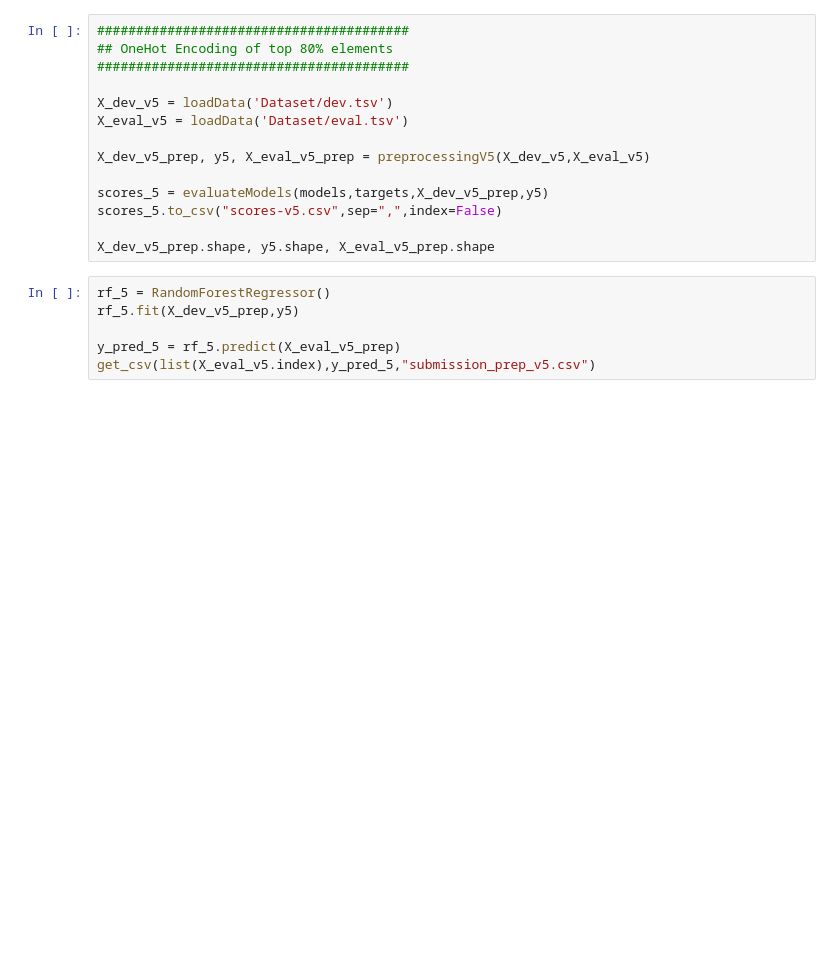
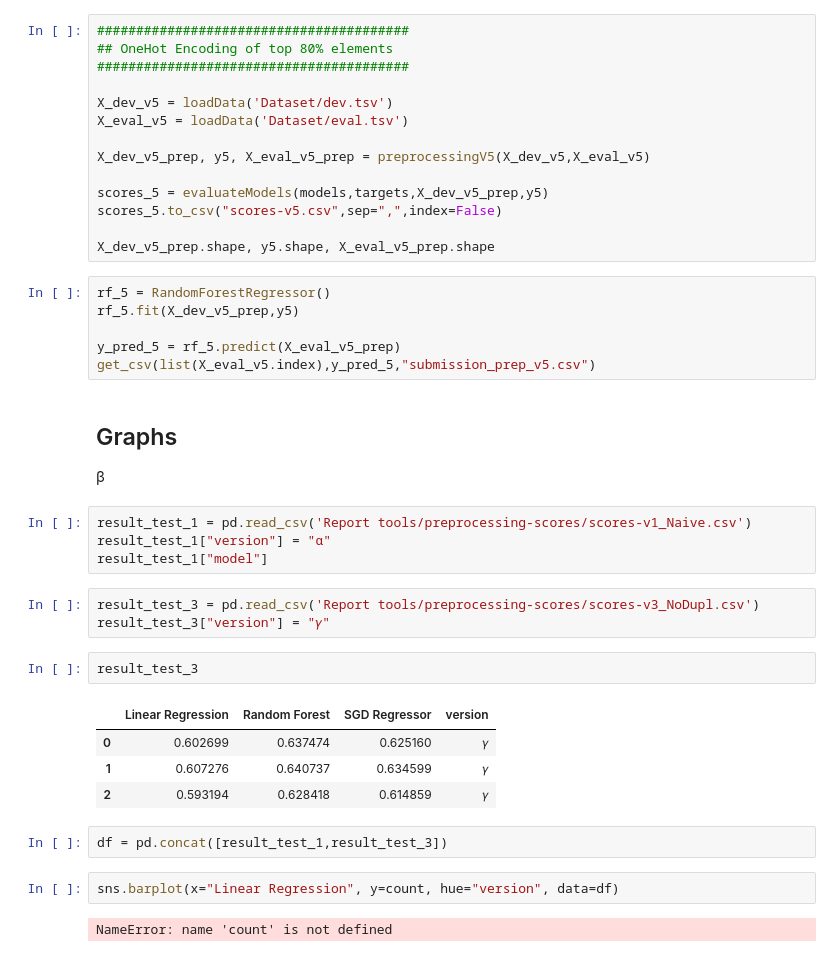
Before and after one commit to francescodisalvo05/wine-quality-prediction, a Jupyter notebook: wine-quality-prediction.ipynb, the cells around one changed output. Saved outputs shown, nothing was run; the diff lists cells and outputs as text; blank space fills up the shorter version.

```diff
--- a/wine-quality-prediction.ipynb
+++ b/wine-quality-prediction.ipynb
@@ -310,3 +294,27 @@ rf_5.fit(X_dev_v5_prep,y5)
 
 y_pred_5 = rf_5.predict(X_eval_v5_prep)
 get_csv(list(X_eval_v5.index),y_pred_5,"submission_prep_v5.csv")
+# %% [markdown]
+## Graphs
+
+β
+# %%
+result_test_1 = pd.read_csv('Report tools/preprocessing-scores/scores-v1_Naive.csv')
+result_test_1["version"] = "α"
+result_test_1["model"]
+# %%
+result_test_3 = pd.read_csv('Report tools/preprocessing-scores/scores-v3_NoDupl.csv')
+result_test_3["version"] = "𝛾"
+# %%
+result_test_3
+# %% [output]
+|  | Linear Regression | Random Forest | SGD Regressor | version |
+| 0 | 0.602699 | 0.637474 | 0.625160 | 𝛾 |
+| 1 | 0.607276 | 0.640737 | 0.634599 | 𝛾 |
+| 2 | 0.593194 | 0.628418 | 0.614859 | 𝛾 |
+# %%
+df = pd.concat([result_test_1,result_test_3])
+# %%
+sns.barplot(x="Linear Regression", y=count, hue="version", data=df)
+# %% [output]
+NameError: name 'count' is not defined
```
Also changed, not shown: parts of 7 cells of this notebook, 1 other file.
